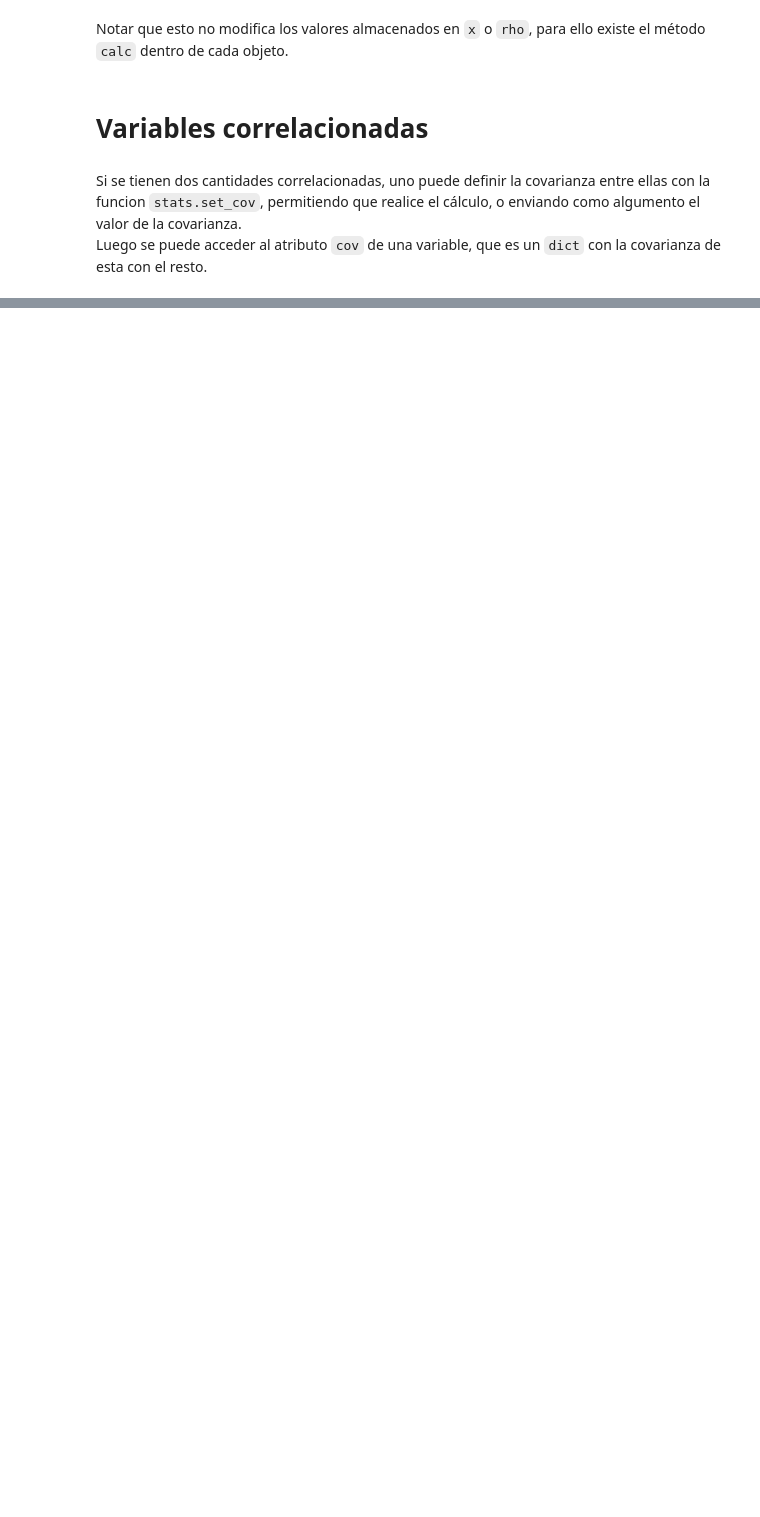
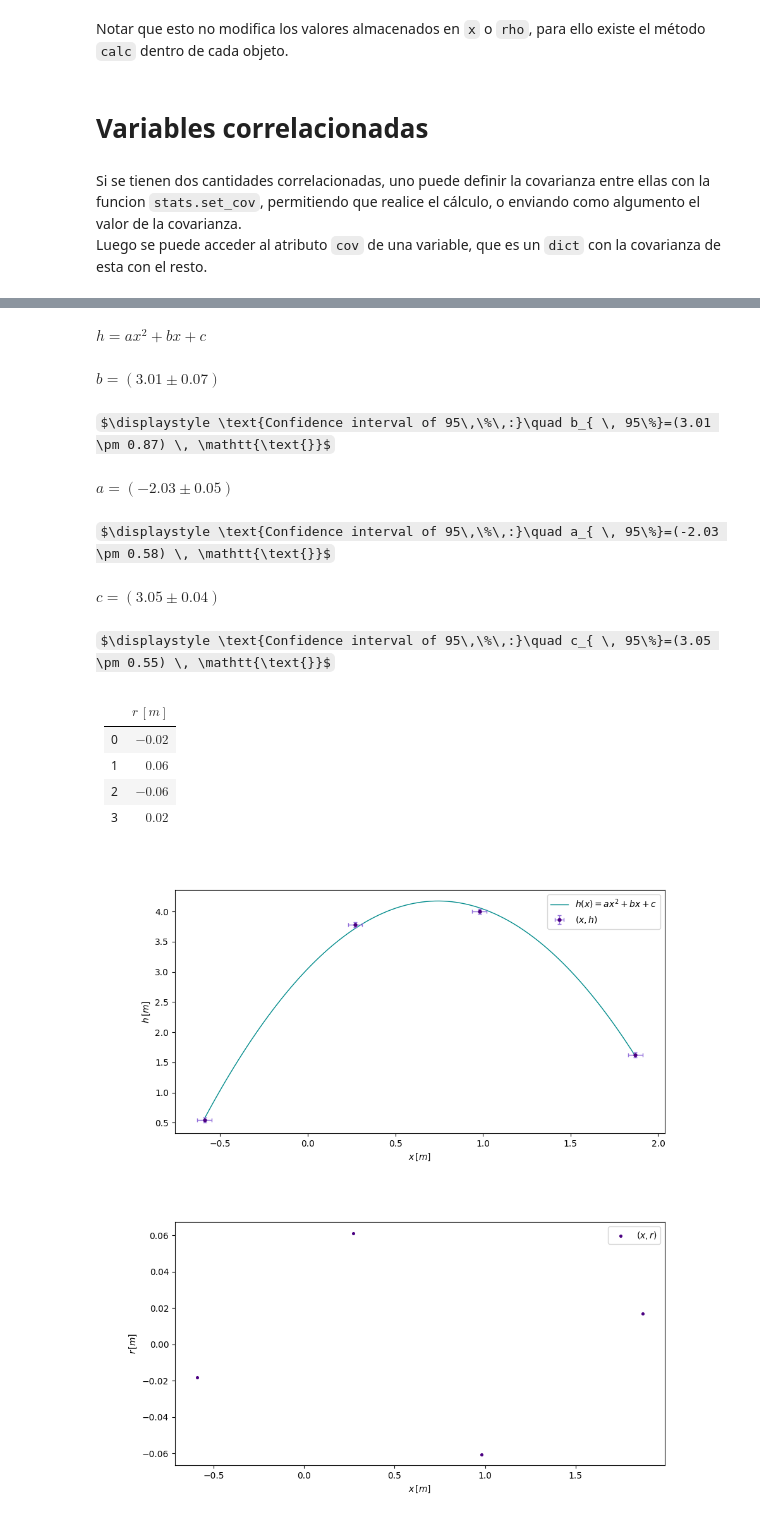
Before and after one commit to nico-tombolato/FormuLab, a Jupyter notebook: Tutorial.ipynb, the cells around one changed output, grey strips where cells are left out. Saved outputs shown, nothing was run; the diff lists cells and outputs as text; code cells hidden in the pictures; some formulas as TeX source; blank space fills up the shorter version.

```diff
--- a/Tutorial.ipynb
+++ b/Tutorial.ipynb
@@ -154,0 +212,32 @@ b.cov[a]
+# %%
+# Configuración inicial para gráficos interactivos
+from IPython.display import display, Math, Markdown
+import matplotlib.pyplot as plt
+
+%matplotlib widget
+import matplotlib
+matplotlib.rcParams['figure.figsize'] = (10, 5)
+# %%
+a, b, c = var('a', -1), var('b', 2), var('c', 5)
+
+x = varList('x', [{'val': -0.59, 'sd':0.1, 'n':6}, {'val': 0.27, 'sd':0.1, 'n':6}, {'val': 0.98, 'sd':0.1, 'n':6}, {'val': 1.87, 'sd':0.1, 'n':6}], 'm', vbs=0)
+
+h = varList('h', [{'val': 0.55, 'sd':0.1, 'n':6}, {'val': 3.78, 'sd':0.1, 'n':6}, {'val': 4, 'sd':0.1, 'n':6}, {'val': 1.62, 'sd':0.1, 'n':6}], 'm', vbs=0)
+# %%
+h_f = funcFit('h', a*x**2+b*x+c, h)
+# %% [output]
+$\displaystyle h = a x^{2} + b x + c$
+$\displaystyle b = (3.01 \pm 0.07) \, \mathtt{\text{}}$
+$\displaystyle \text{Confidence interval of 95\,\%\,:}\quad b_{ \, 95\%}=(3.01 \pm 0.87) \, \mathtt{\text{}}$
+$\displaystyle a = (-2.03 \pm 0.05) \, \mathtt{\text{}}$
+$\displaystyle \text{Confidence interval of 95\,\%\,:}\quad a_{ \, 95\%}=(-2.03 \pm 0.58) \, \mathtt{\text{}}$
+$\displaystyle c = (3.05 \pm 0.04) \, \mathtt{\text{}}$
+$\displaystyle \text{Confidence interval of 95\,\%\,:}\quad c_{ \, 95\%}=(3.05 \pm 0.55) \, \mathtt{\text{}}$
+|    | $r\, [m]$   |
+|---:|:------------|
+|  0 | $-0.02$     |
+|  1 | $0.06$      |
+|  2 | $-0.06$     |
+|  3 | $0.02$      |
+[figure, added]
+[figure, added]
```
Also changed, not shown: parts of 37 cells of this notebook, 4 other files.
